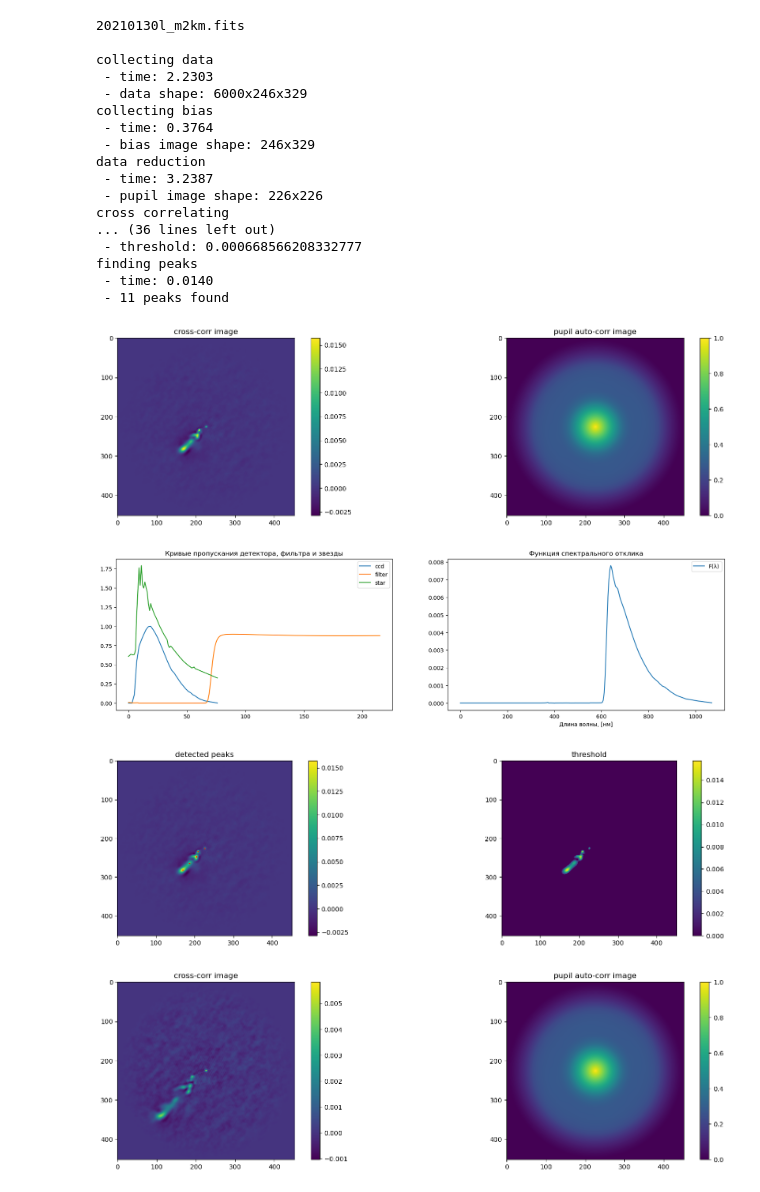
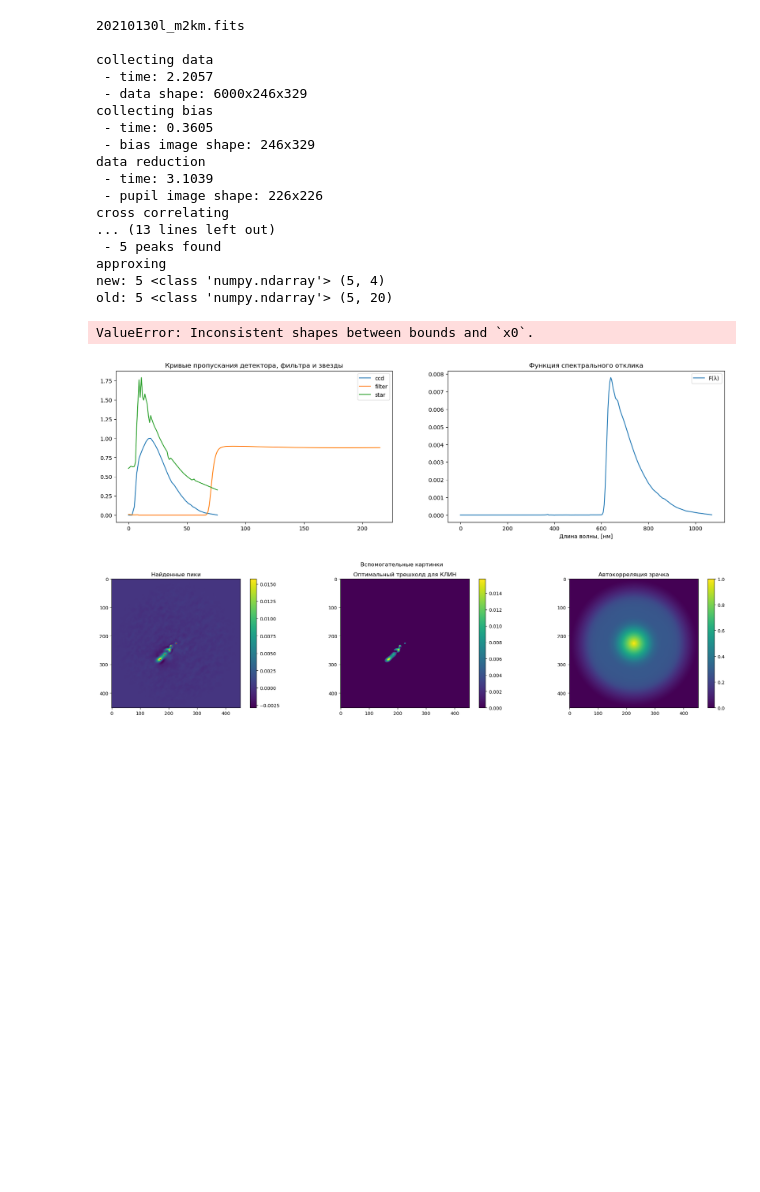
Before and after one commit to AntonMate/domecam, a Jupyter notebook: domecam_process.ipynb, the cells around one changed output. Drawn from its saved outputs; the diff is of its cells as text; code cells hidden in the pictures; blank space fills up the shorter version.

```diff
--- a/domecam_process.ipynb
+++ b/domecam_process.ipynb
@@ -1,40 +1,44 @@
 # %%
 from main import processDomecam
 
 file = '20210130l_m2km.fits'
 file_bias = 'bias20210130.fits'
 data_dir = 'D:/astro/domecam'
 
-latency = [4, 8]
+latency = [4] # задержка для кросс-корреляции, [кадр]
+conjugated_distance = 2 # сопряженное расстояние, [километр]
+D = 2.5 # диаметр телескопа, [метр]
+spectrum = 'poly'
 
+# для монохроматического фильтра, нужно указать длину волны света
+lambda_ = 500*1e-9 # длина наблюдаемой волны света, [метр]
+
+# для полихроматического фильтра нужны кривые фильтра, детектора и звезды
 file_filter = 'KC19_d16t4_Safonov.xls'
 file_ccd = 'ccd_prosilica2.crv'
 file_star = 'a05.sp'
 
-# добавить фичу на несколько задержек
-
 processDomecam(file=file, file_bias=file_bias, data_dir=data_dir,
-               latency=latency,
-               spectrum='poly', file_filter=file_filter, file_ccd=file_ccd, file_star=file_star)
+               D=D, conjugated_distance=conjugated_distance, latency=latency,
+               spectrum=spectrum, lambda_=lambda_, file_filter=file_filter, file_ccd=file_ccd, file_star=file_star)
 # %% [output]
 20210130l_m2km.fits
 
 collecting data
- - time: 2.2303
+ - time: 2.2057
  - data shape: 6000x246x329
 collecting bias
- - time: 0.3764
+ - time: 0.3605
  - bias image shape: 246x329
 data reduction
- - time: 3.2387
+ - time: 3.1039
  - pupil image shape: 226x226
 cross correlating
-... (36 lines left out)
- - threshold: 0.000668566208332777
-finding peaks
- - time: 0.0140
- - 11 peaks found
+... (13 lines left out)
+ - 5 peaks found
+approxing
+new: 5 <class 'numpy.ndarray'> (5, 4)
+old: 5 <class 'numpy.ndarray'> (5, 20)
+ValueError: Inconsistent shapes between bounds and `x0`.
-[figure, old version]
+[figure, new version]
-[figure, old version]
+[figure, new version]
-[figure, removed]
-[figure, removed]
```
Also changed, not shown: parts of 1 cell of this notebook, 3 other files.
